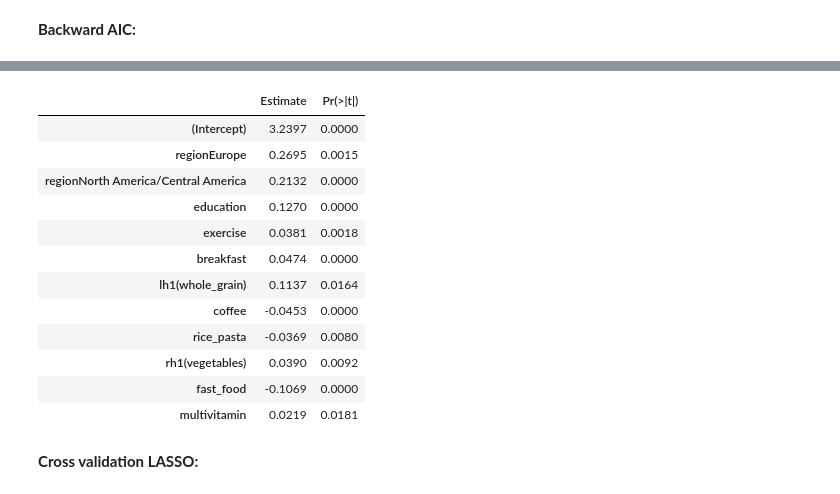
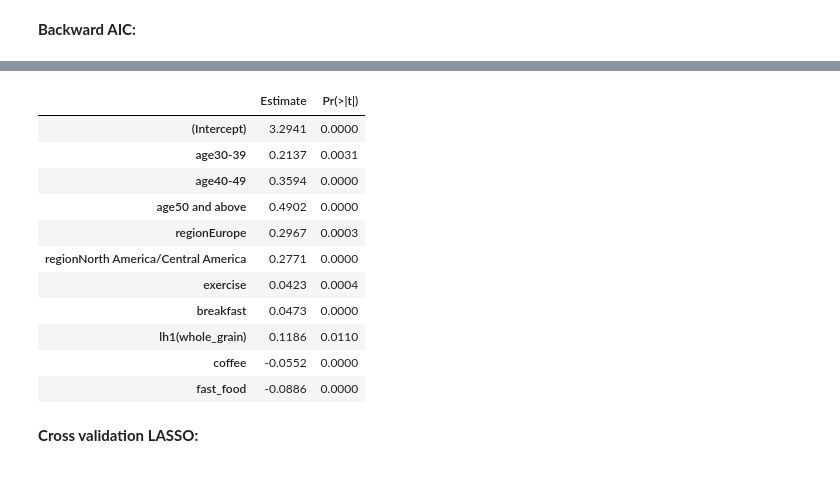
Before and after one commit to LimboRift/Diet, a Jupyter notebook: Diet.ipynb, the cells around one changed output, grey strips where cells are left out. Saved outputs shown, nothing was run; the diff lists cells and outputs as text; code cells hidden in the pictures.

```diff
--- a/Diet.ipynb
+++ b/Diet.ipynb
@@ -99,7 +118,6 @@ for (i in 1:length(data)) {
 dim(data)[1]
 
 #Remove observations with N/A
-data =
 data = na.omit(data)
 
 #Remove, combine and rename
@@ -961,22 +989,20 @@ y ~ region + diet + education + exercise + breakfast + lh1(whole_grain) +
 # %%
-lmodf_2 = lm(y~region + education + exercise + breakfast + lh1(whole_grain) +
-    coffee + rice_pasta + meat + rh1(vegetables) + fish + fast_food +
-    multivitamin, data = df_f)
+lmodf_2 = lm(y~age + region + education + exercise + breakfast + lh1(whole_grain) +
+    coffee + rh4(fruits) + rice_pasta + rh1(vegetables) + fast_food, data = df_f)
 round(summary(lmodf_2)$coef[which(summary(lmodf_2)$coef[,4] <= .05),c(1,4)],4)
 # %% [output]
 |  | Estimate | Pr(>|t|) |
-| (Intercept) | 3.2397 | 0.0000 |
-| regionEurope | 0.2695 | 0.0015 |
-| regionNorth America/Central America | 0.2132 | 0.0000 |
-| education | 0.1270 | 0.0000 |
-| exercise | 0.0381 | 0.0018 |
-| breakfast | 0.0474 | 0.0000 |
-| lh1(whole_grain) | 0.1137 | 0.0164 |
-| coffee | -0.0453 | 0.0000 |
-| rice_pasta | -0.0369 | 0.0080 |
-| rh1(vegetables) | 0.0390 | 0.0092 |
-| fast_food | -0.1069 | 0.0000 |
-| multivitamin | 0.0219 | 0.0181 |
+| (Intercept) | 3.2941 | 0.0000 |
+| age30-39 | 0.2137 | 0.0031 |
+| age40-49 | 0.3594 | 0.0000 |
+| age50 and above | 0.4902 | 0.0000 |
+| regionEurope | 0.2967 | 0.0003 |
+| regionNorth America/Central America | 0.2771 | 0.0000 |
+| exercise | 0.0423 | 0.0004 |
+| breakfast | 0.0473 | 0.0000 |
+| lh1(whole_grain) | 0.1186 | 0.0110 |
+| coffee | -0.0552 | 0.0000 |
+| fast_food | -0.0886 | 0.0000 |
 # %% [markdown]
 <b> Cross validation LASSO:
 # %%
```
Also changed, not shown: parts of 12 cells of this notebook, 17 other files.
